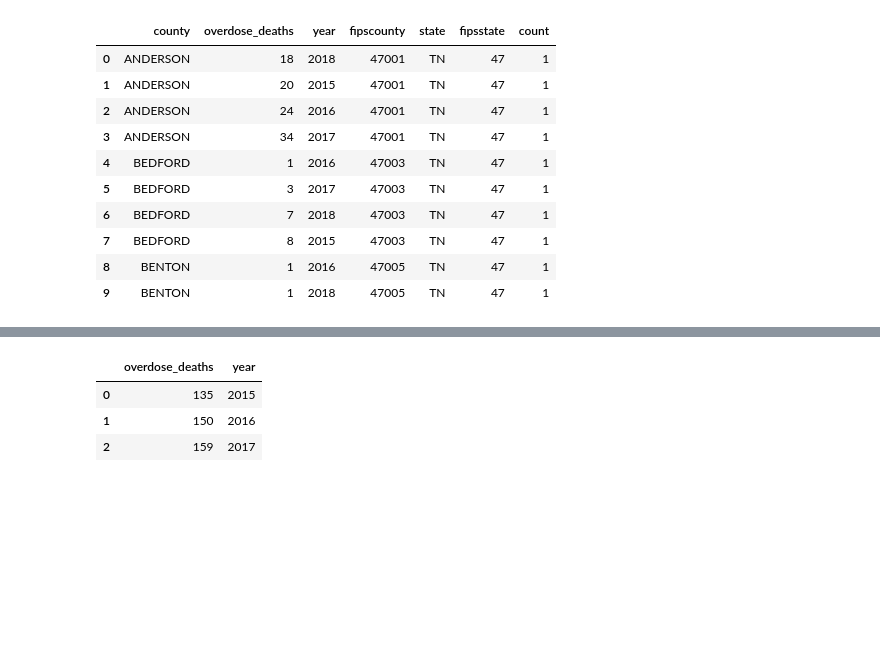
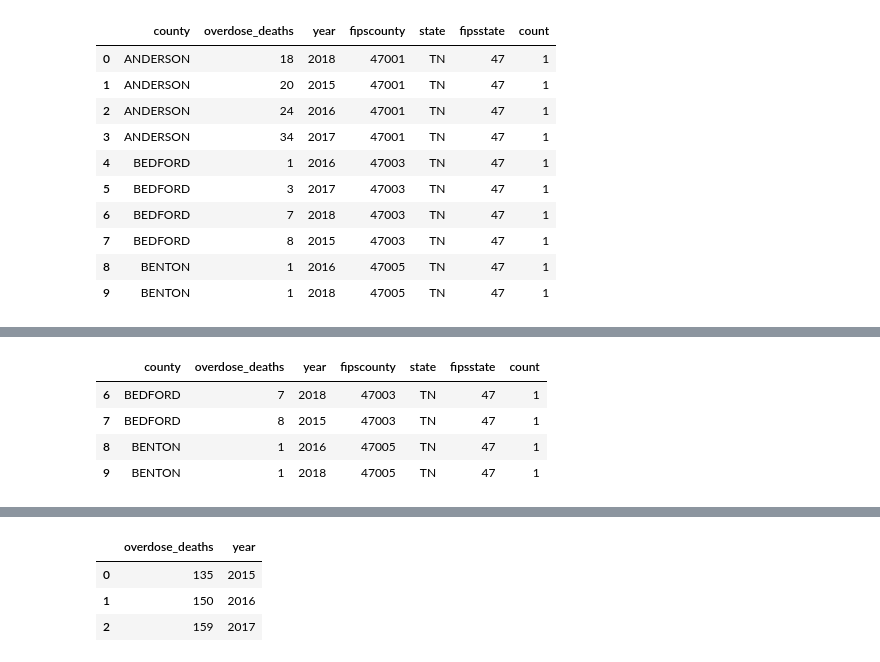
Before and after one commit to NSS-Full-Time-Data-Analytics-14/prescription-drugs-python-nutter_butter, a Jupyter notebook: notebook/nutter_butter_kc.ipynb, the cells around one changed output, grey strips where cells are left out. Cells and saved outputs as stored; diff of their text form; code cells hidden in the pictures; blank space fills up the shorter version.

```diff
--- a/notebook/nutter_butter_kc.ipynb
+++ b/notebook/nutter_butter_kc.ipynb
@@ -224,3 +242,11 @@ od_by_county.head(10)
+# %%
+od_by_county.iloc[6:10]
+# %% [output]
+|  | county | overdose_deaths | year | fipscounty | state | fipsstate | count |
+| 6 | BEDFORD | 7 | 2018 | 47003 | TN | 47 | 1 |
+| 7 | BEDFORD | 8 | 2015 | 47003 | TN | 47 | 1 |
+| 8 | BENTON | 1 | 2016 | 47005 | TN | 47 | 1 |
+| 9 | BENTON | 1 | 2018 | 47005 | TN | 47 | 1 |
 # %% [markdown]
 ![image.png](attachment:5f07684f-091d-4053-8d4d-cd80588a3641.png)
 # %%
```
Also changed, not shown: parts of 3 cells of this notebook, 1 other file.
